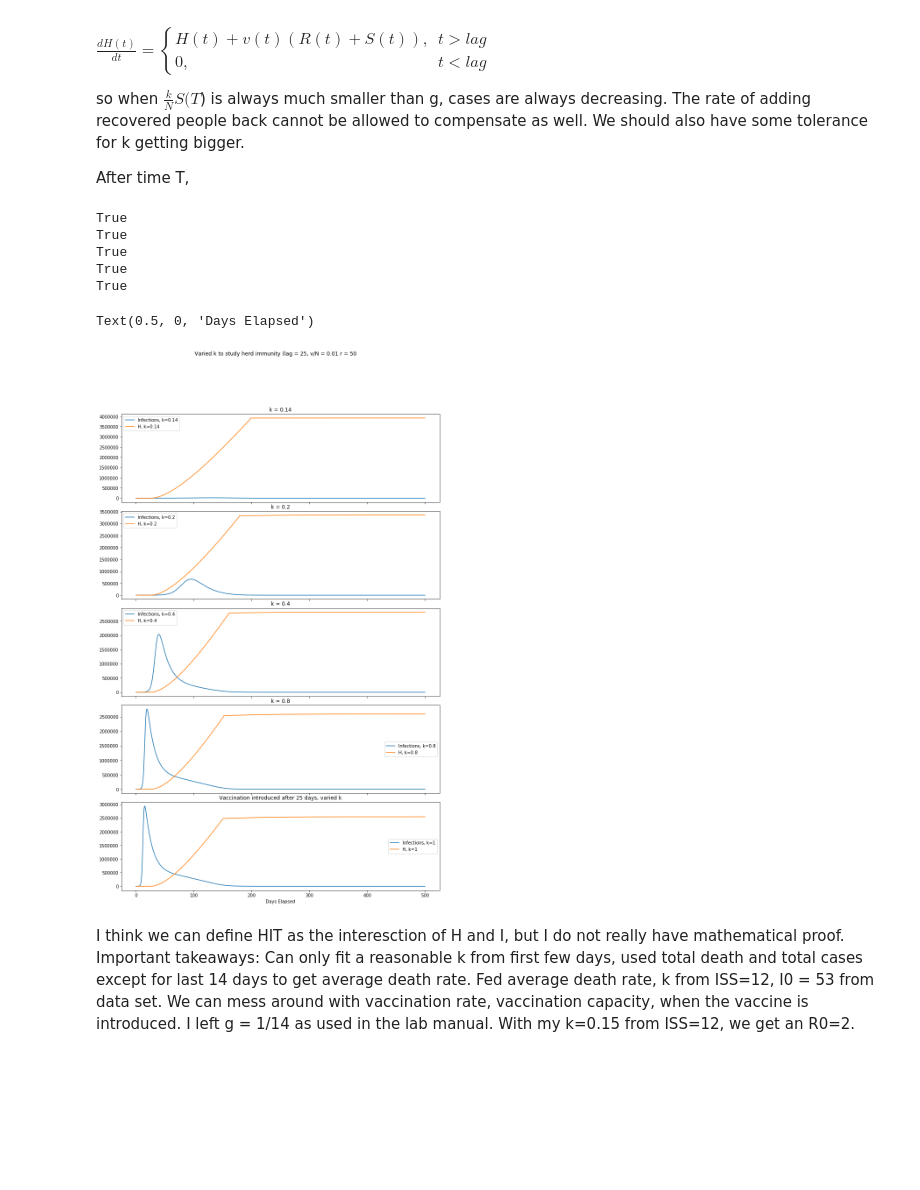
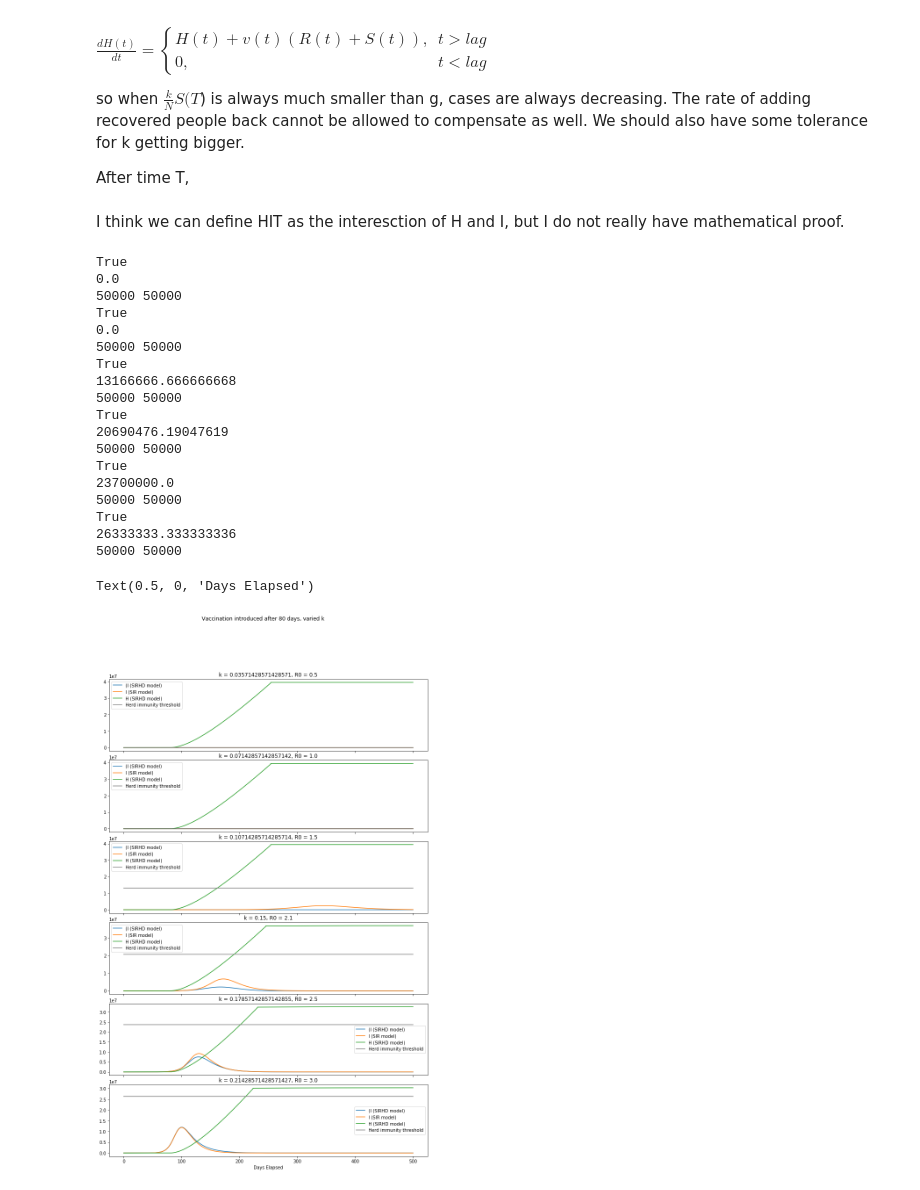
Before and after one commit to rnnisi/Phys128-CovidTracking, a Jupyter notebook: 2021021_FinishingSIRHD.ipynb, the cells around one changed output. Cells and saved outputs as stored; diff of their text form; code cells hidden in the pictures; blank space fills up the shorter version.

```diff
--- a/2021021_FinishingSIRHD.ipynb
+++ b/2021021_FinishingSIRHD.ipynb
@@ -570,7 +573,7 @@ After 12 days, the chi square really jumps up and k changes significantly. I wil
 ### Final plots? hopefully
 
 I0 = cases[0]
-N = 3.95*10**6 # actual population of CA
+N = 39.5*10**6 # actual population of CA
 k = 0.15
 g = 1/14
 v = N * 0.01
@@ -715,7 +710,7 @@ Text(0.5, 0, 'Days Elapsed')
 ### Test different vaccination rates
 
 I0 = cases[0]
-N = 3.95*10**6 # actual population of CA
+N = 39.5*10**6 # actual population of CA
 k = 0.15
 g = 1/14
 v = 0.01 * N
@@ -826,47 +821,71 @@ $\frac{dH(t)}{dt} = \begin{cases}
 so when $\frac{k}{N}S(T$) is always much smaller than g, cases are always decreasing. The rate of adding recovered people back cannot be allowed to compensate as well. We should also have some tolerance for k getting bigger.
 
 After time T,
+# %% [markdown]
+I think we can define HIT as the interesction of H and I, but I do not really have mathematical proof.
 # %%
 ### plot different k values
 
 ### Test different vaccination lags
 
 I0 = cases[0]
-N = 3.95*10**6 # actual population of CA
-k = [0.14, 0.2, 0.4, 0.8, 1]
+N = 39.5*10**6 # actual population of CA
+k = [0.5*g, g , 1.5*g, 0.15, 2.5*g, 3*g]
 g = 1/14
 v = 0.01*N
 r = 50
 duration = 500
-lag = 25
+lag = 80
 A = 0
 d = 0.016
 dt = 0.01
-w = 60
-
+w = 90
+x = np.linspace(0, duration, duration/dt)
 plt.rcParams['figure.figsize'] = [13, 20]
 
-fig13, axs13 = plt.subplots(len(k), sharex=True, gridspec_kw={'hspace':0.1}) # plot the models
+fig13, axs13 = plt.subplots(len(k), sharex=True, gridspec_kw={'hspace':0.13}) # plot the models
 
 for i in range(len(k)):
     S, I, R, H, D = SIRHD(I0, N, k[i], g, v, lag, r, A, d, w, dt, duration)
     print(CheckTotal(S, I, R, H, D, N))
-    axs13[i].set_title("k = " + str(k[i]))
-    axs13[i].plot(x, I, label = "Infections, k=" + str(k[i]))
-    axs13[i].plot(x, H, label = "H, k=" + str(k[i]))
+    axs13[i].set_title("k = " + str(k[i]) + ", R0 = " + str(round(k[i]/g, 1)))
+    axs13[i].plot(x, I, label = "(I (SIRHD model)")
+    S, I, R = SIR(I0, N, k[i], g, dt, duration)
+    HIT = 1 - (g/k[i])
+    if HIT < 0:
+        HIT = 0
+    HIT_line = []
+    for j in range(len(x)):
+        HIT_line.append(HIT*N)
+    print(HIT*N)
+    print(len(HIT_line), len(x))
+    axs13[i].plot(x, I, label = "I (SIR model)")
+    axs13[i].plot(x, H, label = "H (SIRHD model)")
+    axs13[i].plot(x, HIT_line, label = "Herd immunity threshold", color = "grey")
     axs13[i].legend()
 
-fig13.suptitle("Varied k to study herd immunity (lag = " + str(lag) + ", v/N = " + str(v/N) + " r = " + str(r))
-plt.title("Vaccination introduced after 25 days, varied k")
+
+fig13.suptitle("Vaccination introduced after " + str(lag) + " days, varied k")
 plt.xlabel("Number of People")
 plt.xlabel("Days Elapsed")
 # %% [output]
 True
+0.0
+50000 50000
 True
+0.0
+50000 50000
 True
+13166666.666666668
+50000 50000
 True
+20690476.19047619
+50000 50000
 True
+23700000.0
+50000 50000
+True
+26333333.333333336
+50000 50000
 Text(0.5, 0, 'Days Elapsed')
-[figure, old version]
+[figure, new version]
-# %% [markdown]
-I think we can define HIT as the interesction of H and I, but I do not really have mathematical proof. Important takeaways: Can only fit a reasonable k from first few days, used total death and total cases except for last 14 days to get average death rate. Fed average death rate, k from ISS=12, I0 = 53 from data set. We can mess around with vaccination rate, vaccination capacity, when the vaccine is introduced. I left g = 1/14 as used in the lab manual. With my k=0.15 from ISS=12, we get an R0=2.
```
Also changed, not shown: parts of 8 cells of this notebook, 1 other file.
